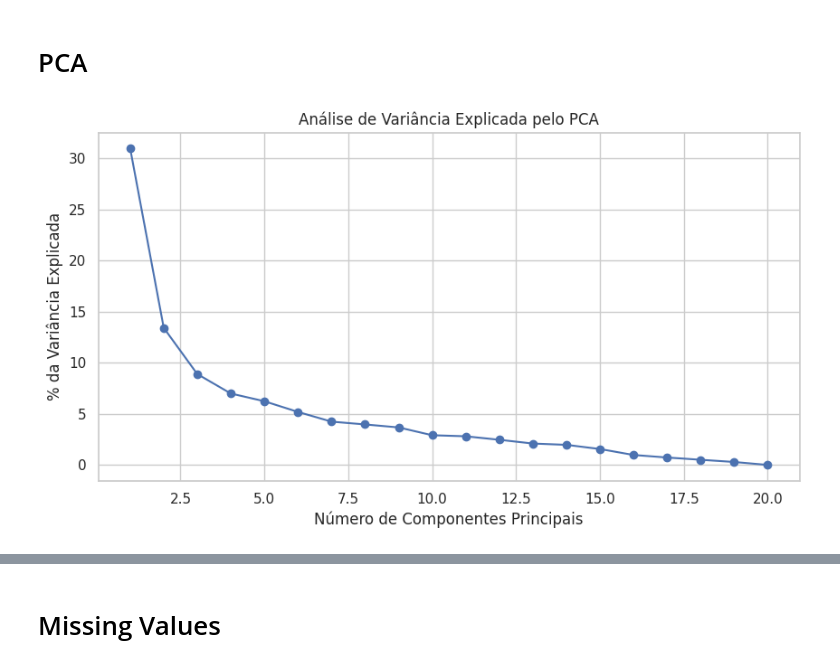
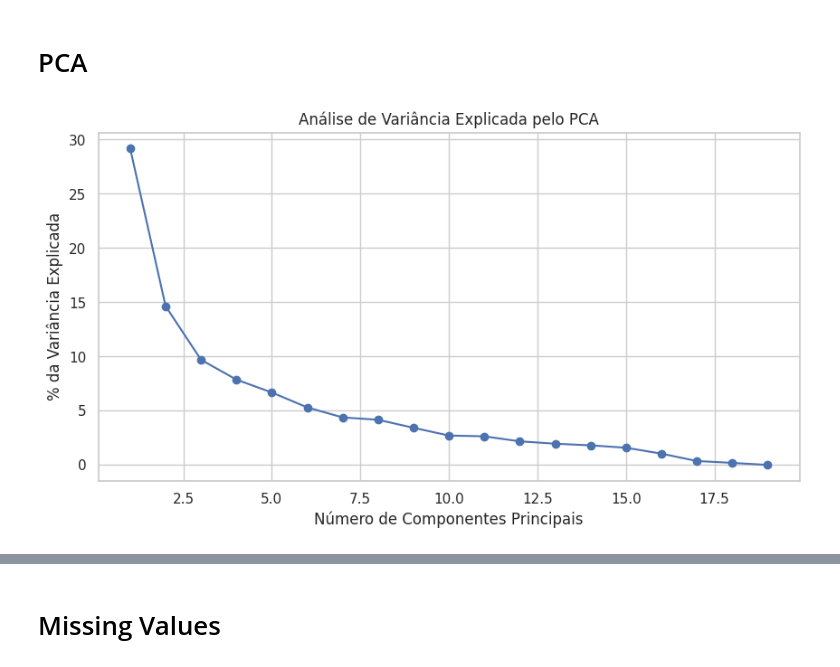
Before and after one commit to lucapcf/AM_T1, a Jupyter notebook: life_expectancy.ipynb, the cells around one changed output, grey strips where cells are left out. Saved outputs shown, nothing was run; the diff lists cells and outputs as text; code cells hidden in the pictures.

```diff
--- a/life_expectancy.ipynb
+++ b/life_expectancy.ipynb
@@ -13,4 +3,12 @@ sns.set_theme(style="whitegrid")
 # %%
+import kagglehub
+import pandas as pd
+import matplotlib.pyplot as plt
+import seaborn as sns
+import numpy as np
+from sklearn.preprocessing import StandardScaler
+from sklearn.decomposition import PCA
+
 # Função para exibir informações sobre o dataset
 def info(df):
     # Número de instâncias no dataset
@@ -33,9 +31,24 @@ def info(df):
     # Exibição das informações
     print(f"1. Total number of instances (rows) in the dataset: {num_instances}")
     print(f"2. Number of different countries: {num_countries}")
+    print(un_countries)
     print(f"\n3. Number of different years: {num_years}")
     print(un_years)
     print(f"\n4. Number of instances for each country:")
     print(country_counts)
     print(f"\n5. Number of instances per year per country:")
     print(instances_per_year_country)
+
+
+path = kagglehub.dataset_download("kumarajarshi/life-expectancy-who")
+print("Path to dataset files:", path)
+data_path = f"{path}/Life Expectancy Data.csv"
+df = pd.read_csv(data_path)
+df.columns = df.columns.str.strip()
+df = df.dropna()
+
+%matplotlib inline
+
+sns.set_theme(style="whitegrid")
+
+info(df)
@@ -72,27 +75,28 @@ Afghanistan              16
 # %%
 df_pca = df.copy()
 numeric_cols = df_pca.select_dtypes(include=['float64', 'int64']).columns
 df_pca[numeric_cols] = df_pca[numeric_cols].fillna(df[numeric_cols].mean())
 
 numeric_cols = df_pca.select_dtypes(include='number').columns
+numeric_cols = numeric_cols[numeric_cols != 'Life expectancy']
 df_numeric = df_pca[numeric_cols]
 
 scaler = StandardScaler()
 df_scaled = scaler.fit_transform(df_numeric)
 
 pca = PCA()
 pca.fit(df_scaled)
 explained_variance = pca.explained_variance_ratio_
 
 plt.figure(figsize=(10, 5))
 plt.plot(range(1, len(explained_variance) + 1), explained_variance * 100, marker='o')
 plt.xlabel("Número de Componentes Principais")
 plt.ylabel("% da Variância Explicada")
 plt.title("Análise de Variância Explicada pelo PCA")
 
 df_pca = pca.transform(df_scaled)
 # %% [output]
-[figure, old version]
+[figure, new version]
 # %%
 loadings = pd.DataFrame(pca.components_.T, columns=[f'PC{i+1}' for i in range(len(pca.components_))], index=numeric_cols)
 
```
Also changed, not shown: parts of 15 cells of this notebook, 1 other file.
